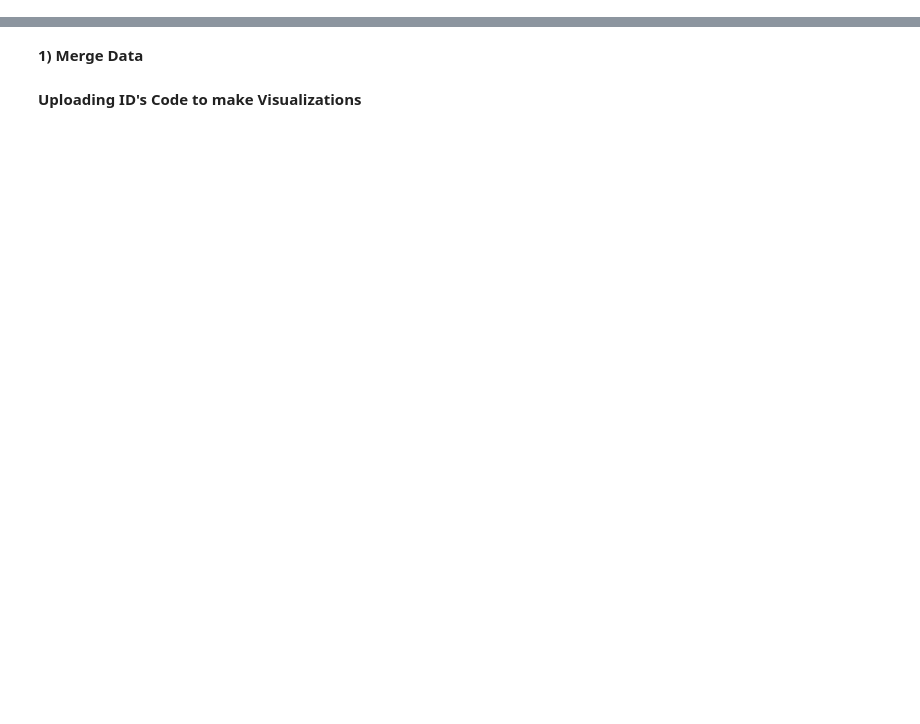
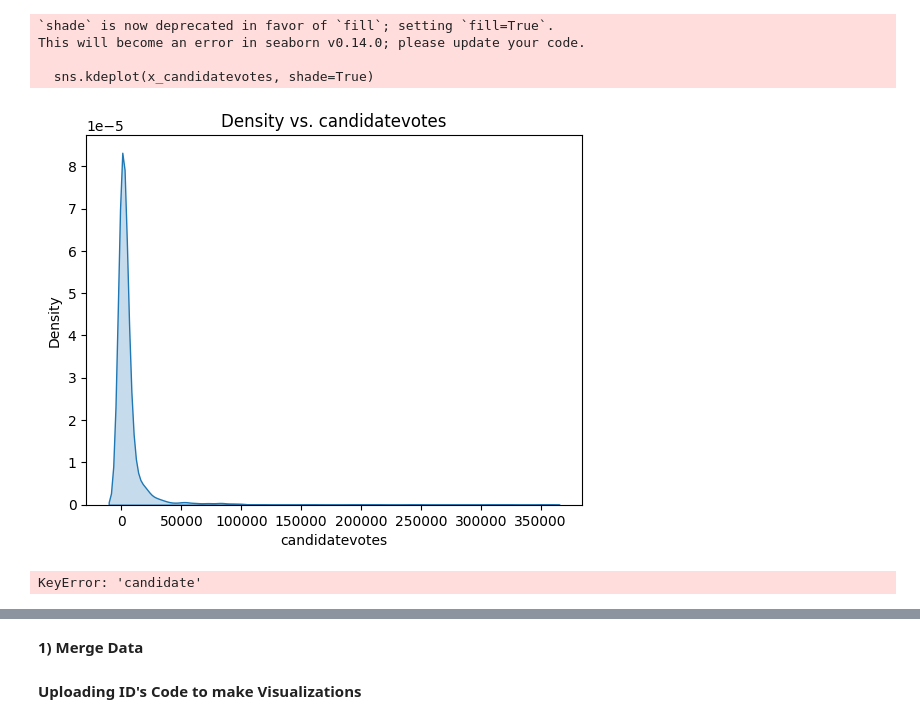
Before and after one commit to Catherine-Nguyen88/project_voting, a Jupyter notebook: Voting_Camila's_Part.ipynb, the cells around one changed output, grey strips where cells are left out. Saved outputs shown, nothing was run; the diff lists cells and outputs as text; code cells hidden in the pictures; blank space fills up the shorter version.

```diff
--- a/Voting_Camila's_Part.ipynb
+++ b/Voting_Camila's_Part.ipynb
@@ -46,0 +136,49 @@ df
+# %%
+import numpy as np
+import seaborn as sns
+import matplotlib.pyplot as plt
+
+x_candidatevotes = train_final1['candidatevotes']
+
+sns.kdeplot(x_candidatevotes, shade=True)
+plt.title('Density vs. candidatevotes')
+plt.xlabel('candidatevotes')
+plt.ylabel('Density')
+plt.show()
+# %% [output]
+`shade` is now deprecated in favor of `fill`; setting `fill=True`.
+This will become an error in seaborn v0.14.0; please update your code.
+
+  sns.kdeplot(x_candidatevotes, shade=True)
+[figure, added]
+# %%
+from sklearn.linear_model import LogisticRegression
+
+# Outcome variable:
+y = df['Net Vote']
+
+# Create dummies:
+X_n = df.loc[:,num_var]
+dummies = pd.DataFrame([]) # In general, use lists and append instead of DataFrame and pd.concat
+for var in cat_var:
+    new_dummies = pd.get_dummies( df.loc[:,var], drop_first=True, dtype=int)
+    dummies = pd.concat([dummies, new_dummies], axis=1, ignore_index=True)
+
+X = pd.concat([X_n,dummies],axis=1)
+X.columns = X.columns.astype(str)
+
+# Fit logistic regression:
+reg = LogisticRegression(fit_intercept=False).fit(X,y)
+print('Accuracy: ', reg.score(X,y))
+
+# Latent variable:
+latent = np.matmul( X, reg.coef_.T  )
+sns.kdeplot(latent).set_title('Latent Variable')
+plt.show()
+
+# Probability of default:
+pr_hat = 1/(1+np.exp(-latent))
+sns.kdeplot(pr_hat).set_title('Predicted Probabilities')
+plt.show()
+# %% [output]
+KeyError: 'candidate'
```
Also changed, not shown: parts of 18 cells of this notebook.
